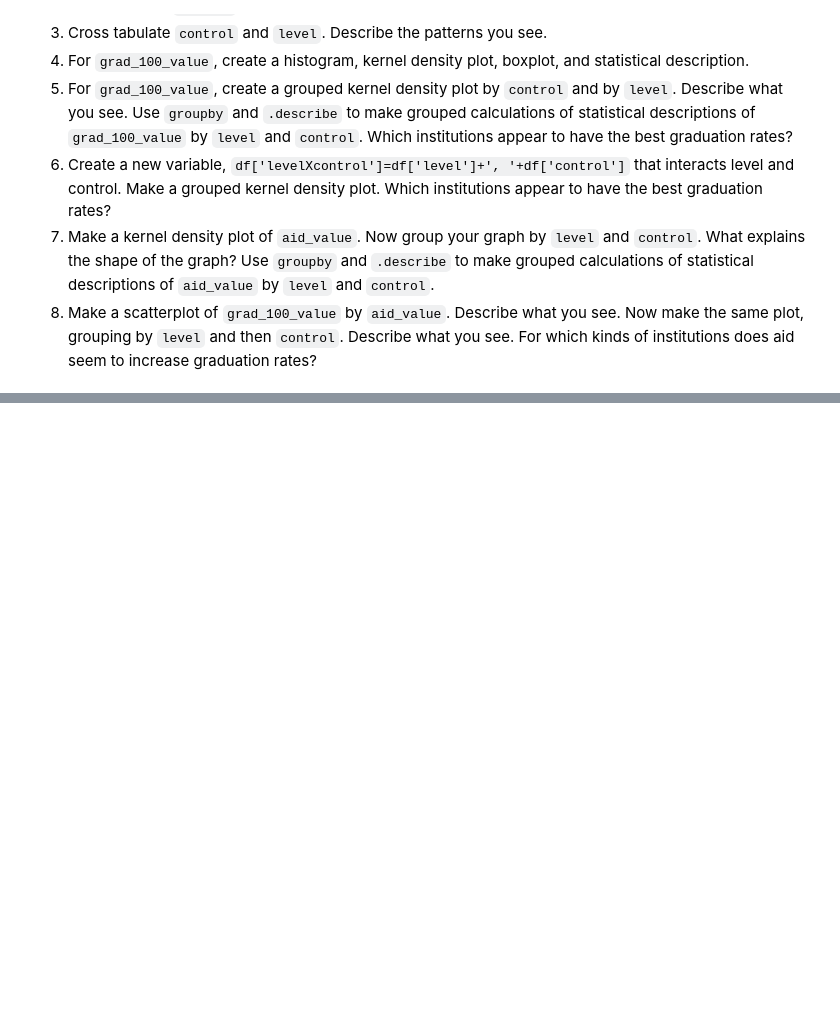
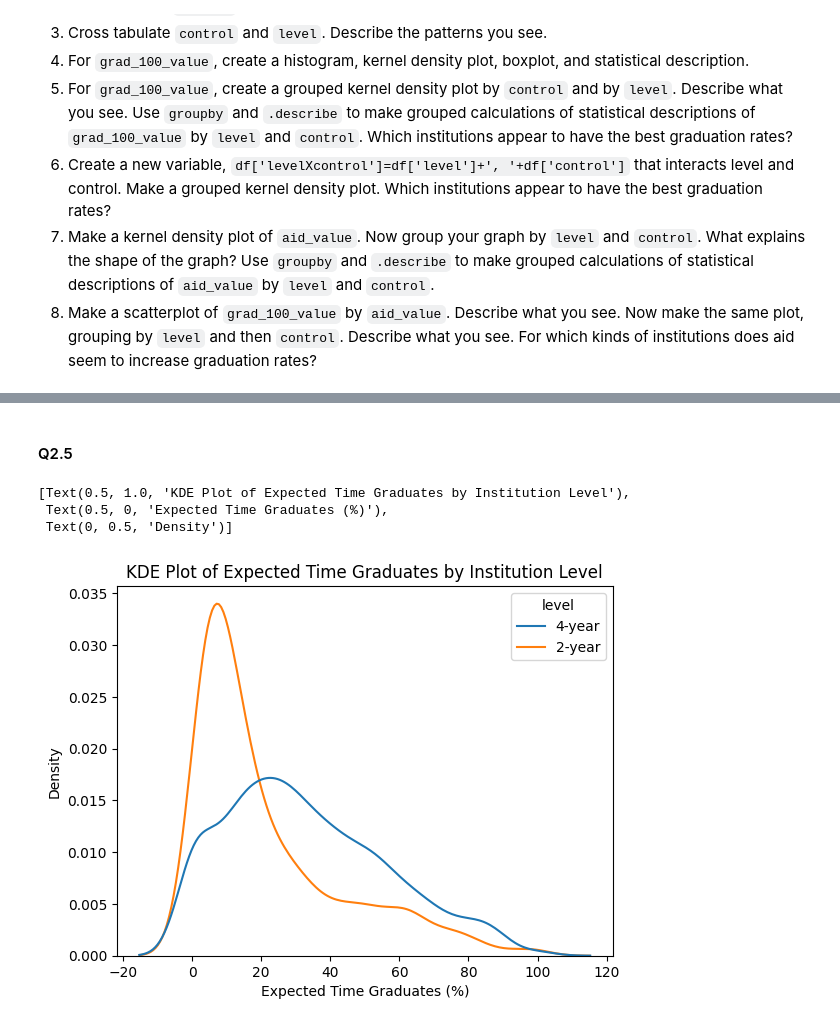
Before and after one commit to kevincha12/visualization_assignment, a Jupyter notebook: assignment.ipynb, the cells around one changed output, grey strips where cells are left out. Cells and saved outputs as stored; diff of their text form; code cells hidden in the pictures; blank space fills up the shorter version.

```diff
--- a/assignment.ipynb
+++ b/assignment.ipynb
@@ -74,0 +189,9 @@ The "relevant" variables for this question are:
+# %% [markdown]
+#### Q2.5
+# %%
+sns.kdeplot(x=grad_100_val, hue=college_df['level'], common_norm=False).set(title='KDE Plot of Expected Time Graduates by Institution Level', xlabel='Expected Time Graduates (%)', ylabel='Density')
+# %% [output]
+[Text(0.5, 1.0, 'KDE Plot of Expected Time Graduates by Institution Level'),
+ Text(0.5, 0, 'Expected Time Graduates (%)'),
+ Text(0, 0.5, 'Density')]
+[figure, added]
```
Also changed, not shown: parts of 38 cells of this notebook.
